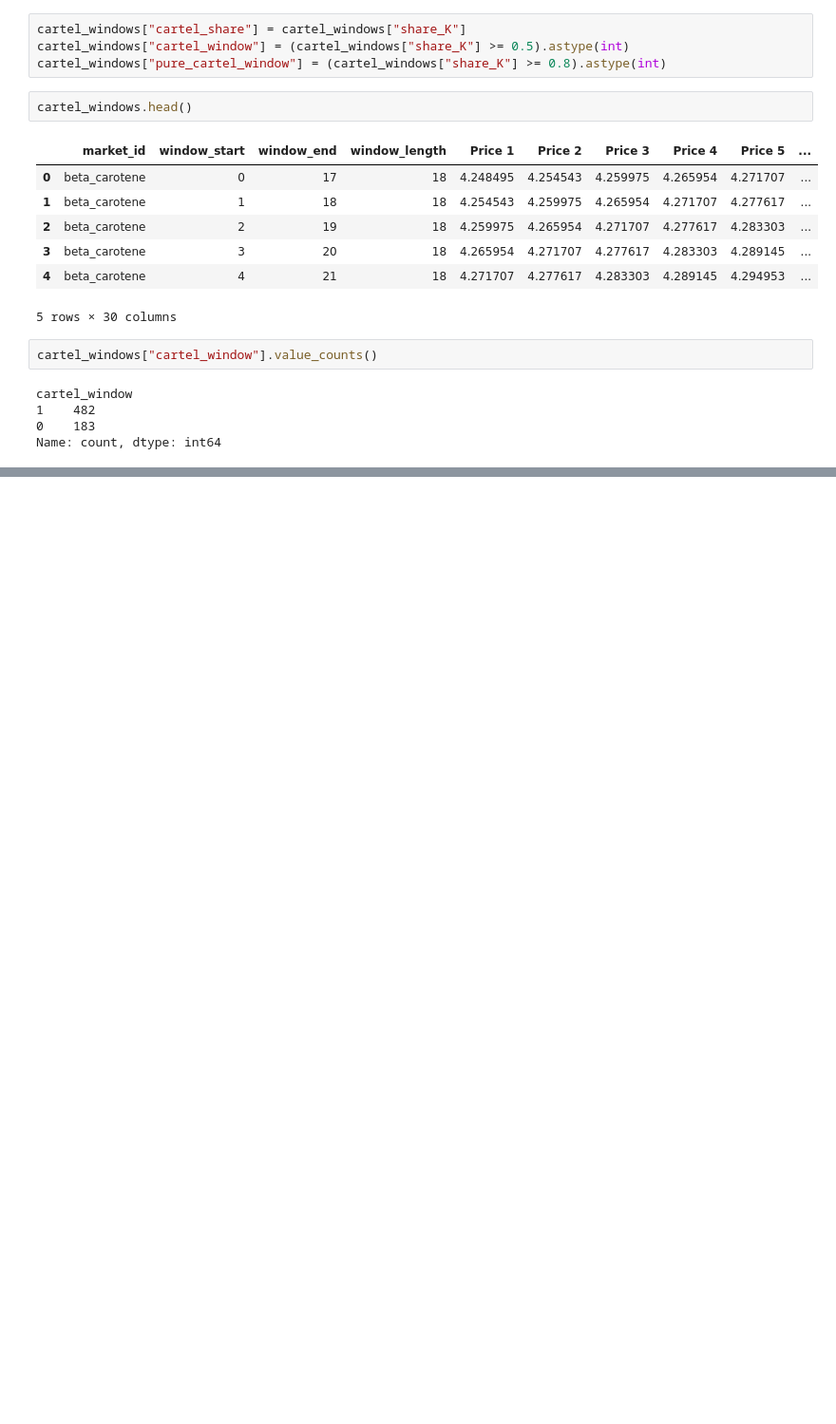
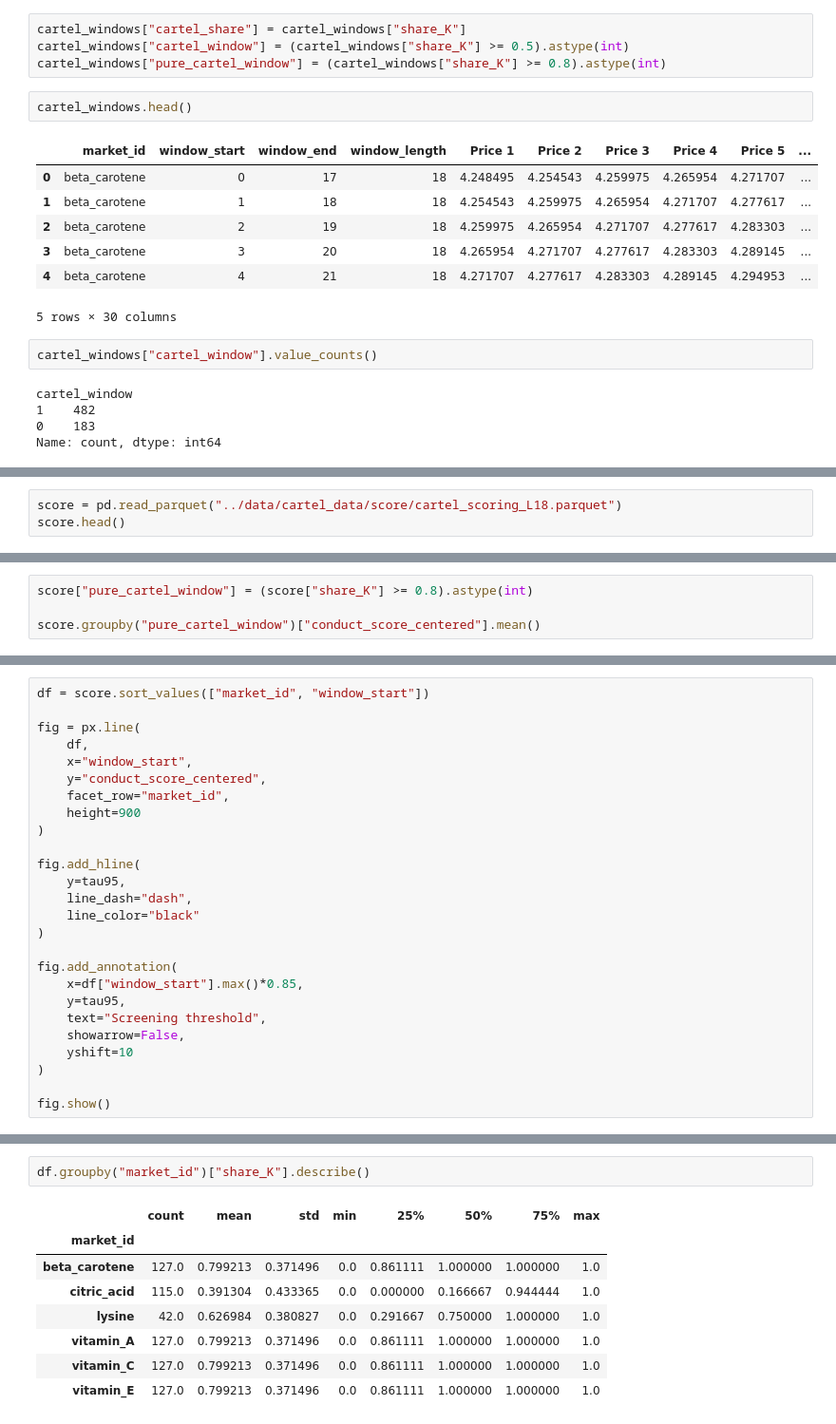
Before and after one commit to daniloldn/detecting-collusion, a Jupyter notebook: notebooks/Real_cartel.ipynb, the cells around one changed output, grey strips where cells are left out. Shown at 95% size. Cells and saved outputs as stored; diff of their text form; blank space fills up the shorter version.

Commit message:
real cartel plots

```diff
--- a/notebooks/Real_cartel.ipynb
+++ b/notebooks/Real_cartel.ipynb
@@ -101,0 +116,3 @@ Name: count, dtype: int64
+# %%
+score = pd.read_parquet("../data/cartel_data/score/cartel_scoring_L18.parquet")
+score.head()
@@ -101,0 +145,4 @@ Name: count, dtype: int64
+# %%
+score["pure_cartel_window"] = (score["share_K"] >= 0.8).astype(int)
+
+score.groupby("pure_cartel_window")["conduct_score_centered"].mean()
@@ -101,0 +156,26 @@ Name: count, dtype: int64
+# %%
+df = score.sort_values(["market_id", "window_start"])
+
+fig = px.line(
+    df,
+    x="window_start",
+    y="conduct_score_centered",
+    facet_row="market_id",
+    height=900
+)
+
+fig.add_hline(
+    y=tau95,
+    line_dash="dash",
+    line_color="black"
+)
+
+fig.add_annotation(
+    x=df["window_start"].max()*0.85,
+    y=tau95,
+    text="Screening threshold",
+    showarrow=False,
+    yshift=10
+)
+
+fig.show()
@@ -101,0 +217,11 @@ Name: count, dtype: int64
+# %%
+df.groupby("market_id")["share_K"].describe()
+# %% [output]
+|  | count | mean | std | min | 25% | 50% | 75% | max |
+| market_id |  |  |  |  |  |  |  |  |
+| beta_carotene | 127.0 | 0.799213 | 0.371496 | 0.0 | 0.861111 | 1.000000 | 1.000000 | 1.0 |
+| citric_acid | 115.0 | 0.391304 | 0.433365 | 0.0 | 0.000000 | 0.166667 | 0.944444 | 1.0 |
+| lysine | 42.0 | 0.626984 | 0.380827 | 0.0 | 0.291667 | 0.750000 | 1.000000 | 1.0 |
+| vitamin_A | 127.0 | 0.799213 | 0.371496 | 0.0 | 0.861111 | 1.000000 | 1.000000 | 1.0 |
+| vitamin_C | 127.0 | 0.799213 | 0.371496 | 0.0 | 0.861111 | 1.000000 | 1.000000 | 1.0 |
+| vitamin_E | 127.0 | 0.799213 | 0.371496 | 0.0 | 0.861111 | 1.000000 | 1.000000 | 1.0 |
```
Also changed, not shown: parts of 13 cells of this notebook, 1 other file.
